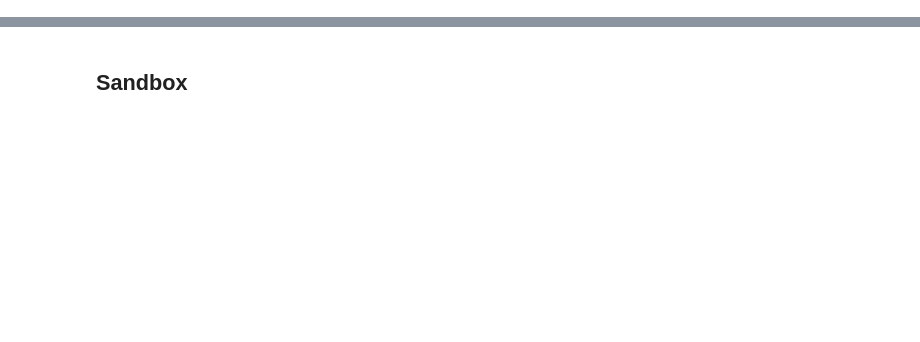
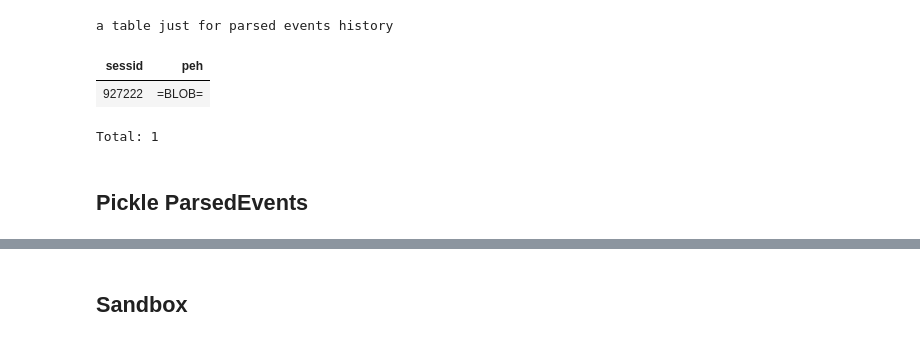
Before and after one commit to Brody-Lab/bl_pipeline_python, a Jupyter notebook: carlos/bdata00_notebook.ipynb, the cells around one changed output, grey strips where cells are left out. Drawn from its saved outputs; the diff is of its cells as text; code cells hidden in the pictures; blank space fills up the shorter version.

```diff
--- a/carlos/bdata00_notebook.ipynb
+++ b/carlos/bdata00_notebook.ipynb
@@ -31,3 +58,12 @@ bdata = dj.create_virtual_module('bdata', 'bdata')
 
 ratname = "A327"
 savedir = "/Users/carlos/Github/bl_pipeline_python/carlos"
+# %%
+bdata.ParsedEvents() & "sessid=927222"
+# %% [output]
+a table just for parsed events history
+| sessid | peh |
+| 927222 | =BLOB= |
+Total: 1
+# %% [markdown]
+## Pickle ParsedEvents
```
Also changed, not shown: parts of 43 cells of this notebook, 2 other files.
